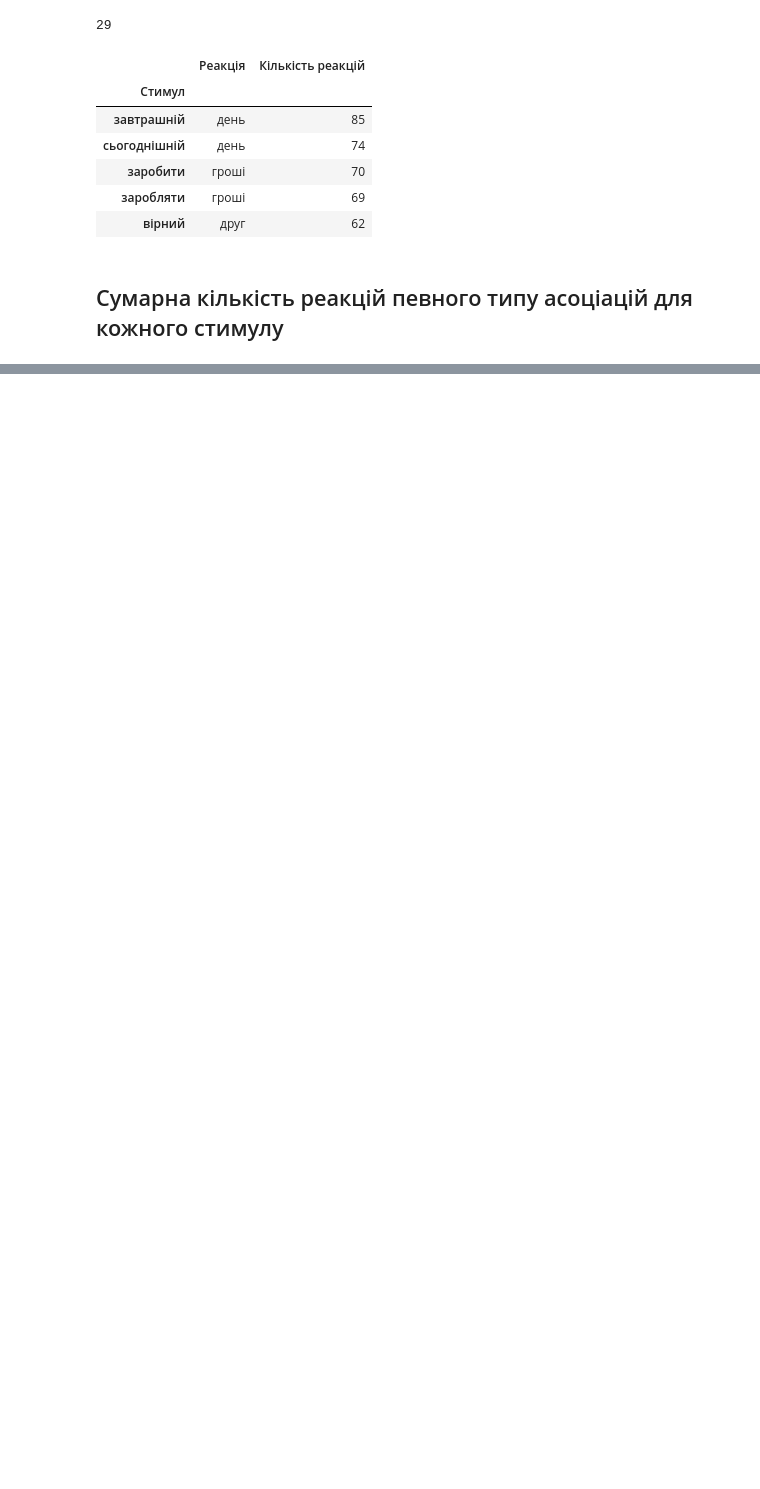
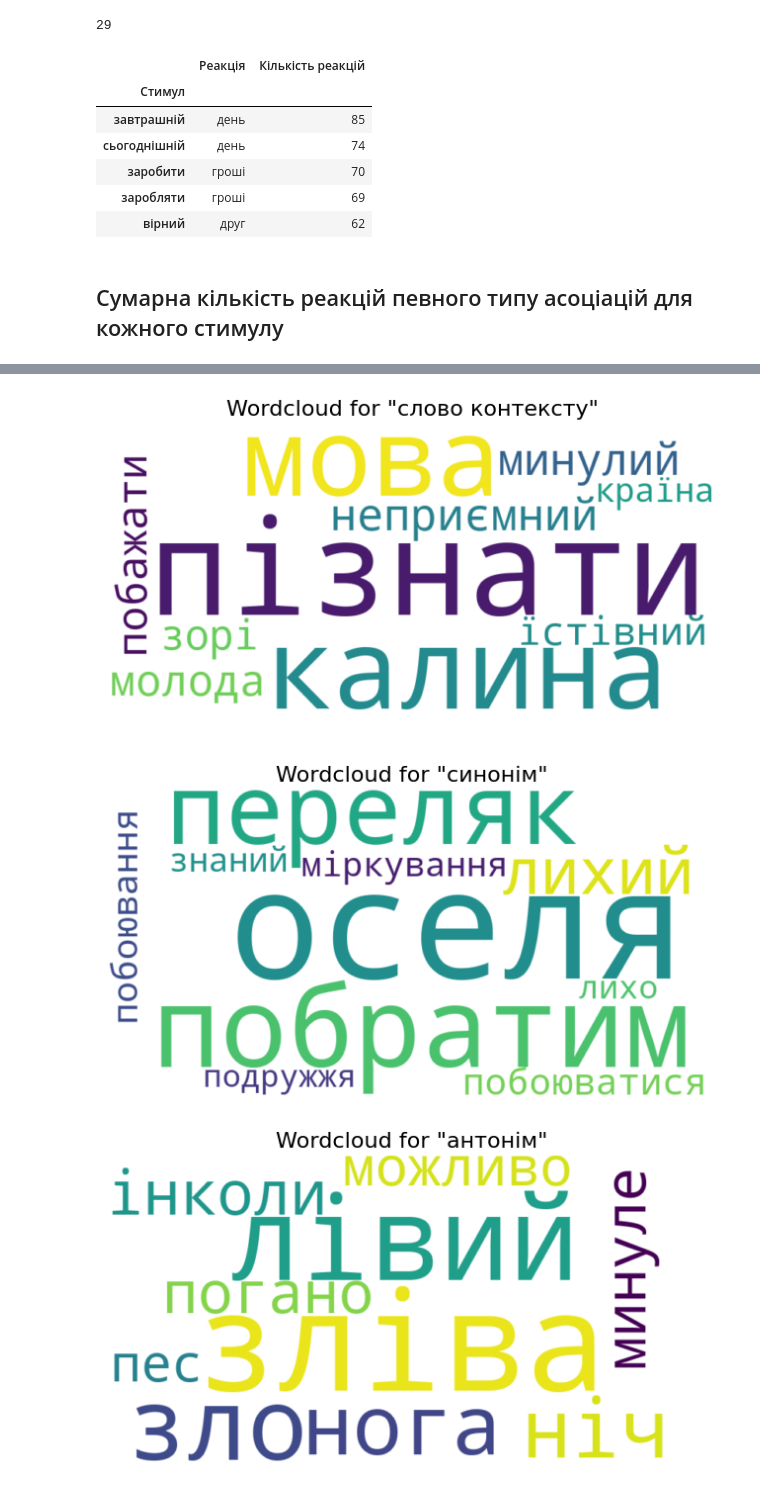
Before and after one commit to yagodanr/pandas_word_assosiations, a Jupyter notebook: main.ipynb, the cells around one changed output, grey strips where cells are left out. Saved outputs shown, nothing was run; the diff lists cells and outputs as text; code cells hidden in the pictures; blank space fills up the shorter version.

Commit message:
visualisation for sum amount of words of certain part

```diff
--- a/main.ipynb
+++ b/main.ipynb
@@ -114,36 +114,20 @@ the_most_frequent_reactions_of_women.head()
 # %%
 HEAD = 10
 
-# Initialize an empty dictionary to store columns
 columns = {}
-
-# Unique reaction types
 REACTION_TYPES_CHOICES = word_association_men["Тип асоціації"].unique()
 
-# Group by "Стимул" and "Тип асоціації" and sum "Кількість реакцій"
 reactions_types = word_association_men.groupby(["Стимул", "Тип асоціації"])["Кількість реакцій"].sum()
 
 for ch in REACTION_TYPES_CHOICES:
-    # Filter for the current "Тип асоціації"
     reactions_for_ch = reactions_types.xs(ch, level="Тип асоціації")
-
-    # Sort by total sums in descending order
     sorted_reactions = reactions_for_ch.sort_values(ascending=False)
-
-    # Take the top `HEAD` entries and store in the dictionary
-    # print(sorted_reactions.head(HEAD).reset_index())
-    # print(sorted_reactions.head(HEAD).reset_index().apply(lambda x: (x["Стимул"], x["Кількість реакцій"]), axis="columns"))
 
     columns[ch] = sorted_reactions.reset_index().apply(
         lambda x: (x["Стимул"], x["Кількість реакцій"]),
         axis="columns"
     )
 
-# print(columns)
-# Create the final DataFrame
-output = pd.DataFrame(columns)
-
-# Display the result
-print(output.head(HEAD))
-# print(output.describe())
+output = pd.DataFrame(columns).head(HEAD)
+output
 # %% [output]
@@ -160,0 +145,18 @@ print(output.head(HEAD))
+# %%
+def generate_wordcloud(data, title):
+    word_freq = {word: weight for word, weight in data}
+    wordcloud = WordCloud(
+        width=800, height=400, background_color='white').generate_from_frequencies(word_freq)
+    plt.figure(figsize=(8, 6))
+    plt.imshow(wordcloud, interpolation='bilinear')
+    plt.title(title, fontsize=16)
+    plt.axis('off')
+    plt.show()
+
+generate_wordcloud(output['слово контексту'], 'Wordcloud for "слово контексту"')
+generate_wordcloud(output['синонім'], 'Wordcloud for "синонім"')
+generate_wordcloud(output['антонім'], 'Wordcloud for "антонім"')
+# %% [output]
+[figure, added]
+[figure, added]
+[figure, added]
```
Also changed, not shown: parts of 2 cells of this notebook.
